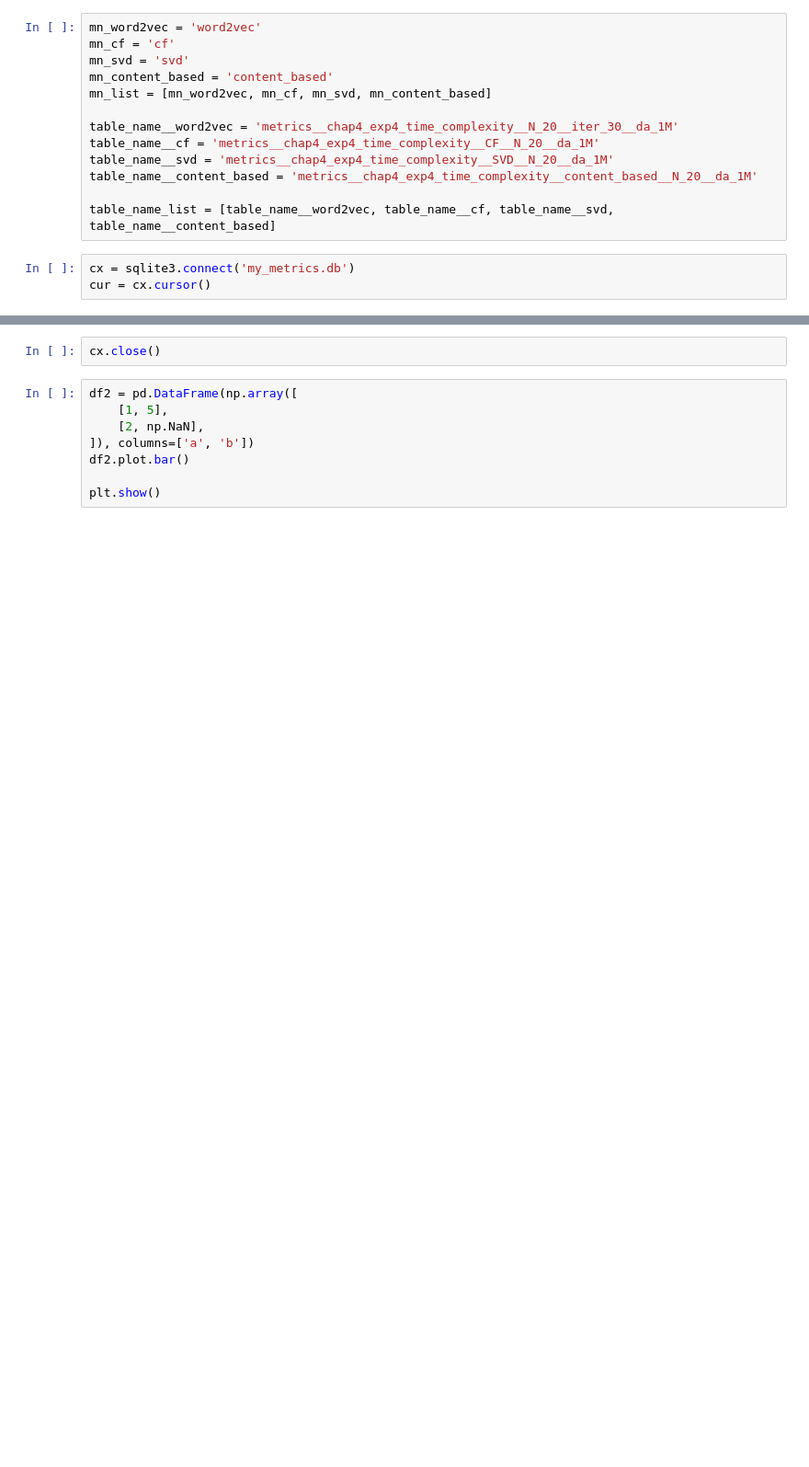
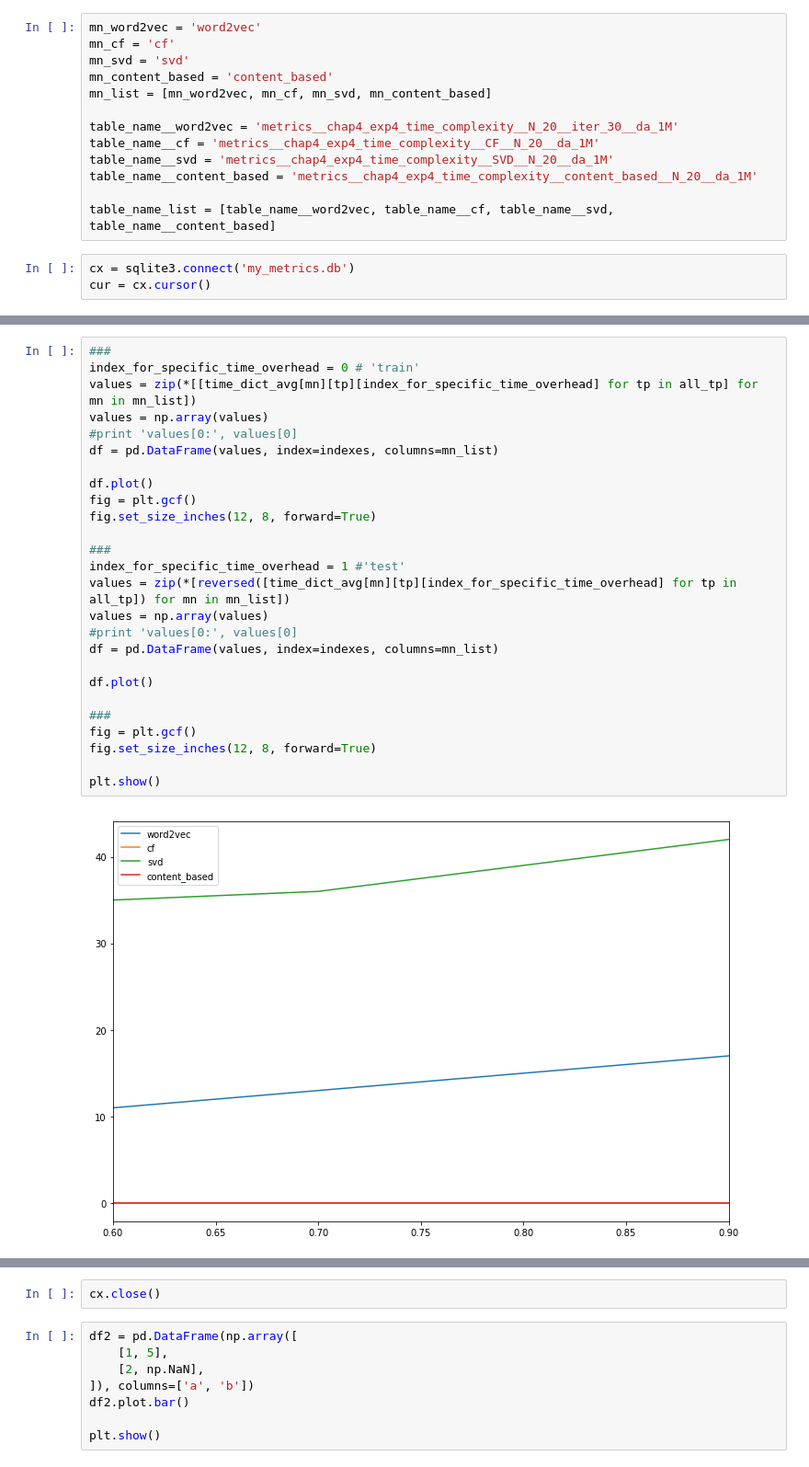
Before and after one commit to WoodExplorer/dissertation__recommendation_system__experiment, a Jupyter notebook: chap 4 exp 4 - observe time complexity of various methods - plot exp result.ipynb, the cells around one changed output, grey strips where cells are left out. Shown at 92% size. Drawn from its saved outputs; the diff is of its cells as text; blank space fills up the shorter version.

```diff
--- a/chap 4 exp 4 - observe time complexity of various methods - plot exp result.ipynb
+++ b/chap 4 exp 4 - observe time complexity of various methods - plot exp result.ipynb
@@ -91,0 +97,28 @@ all_tp: [0.5, 0.6, 0.7, 0.8, 0.9]
+# %%
+###
+index_for_specific_time_overhead = 0 # 'train'
+values = zip(*[[time_dict_avg[mn][tp][index_for_specific_time_overhead] for tp in all_tp] for mn in mn_list])
+values = np.array(values)
+#print 'values[0:', values[0]
+df = pd.DataFrame(values, index=indexes, columns=mn_list)
+
+df.plot()
+fig = plt.gcf()
+fig.set_size_inches(12, 8, forward=True)
+
+###
+index_for_specific_time_overhead = 1 #'test'
+values = zip(*[reversed([time_dict_avg[mn][tp][index_for_specific_time_overhead] for tp in all_tp]) for mn in mn_list])
+values = np.array(values)
+#print 'values[0:', values[0]
+df = pd.DataFrame(values, index=indexes, columns=mn_list)
+
+df.plot()
+
+###
+fig = plt.gcf()
+fig.set_size_inches(12, 8, forward=True)
+
+plt.show()
+# %% [output]
+[figure, added]
```
Also changed, not shown: parts of 2 cells of this notebook, 2 other files.
